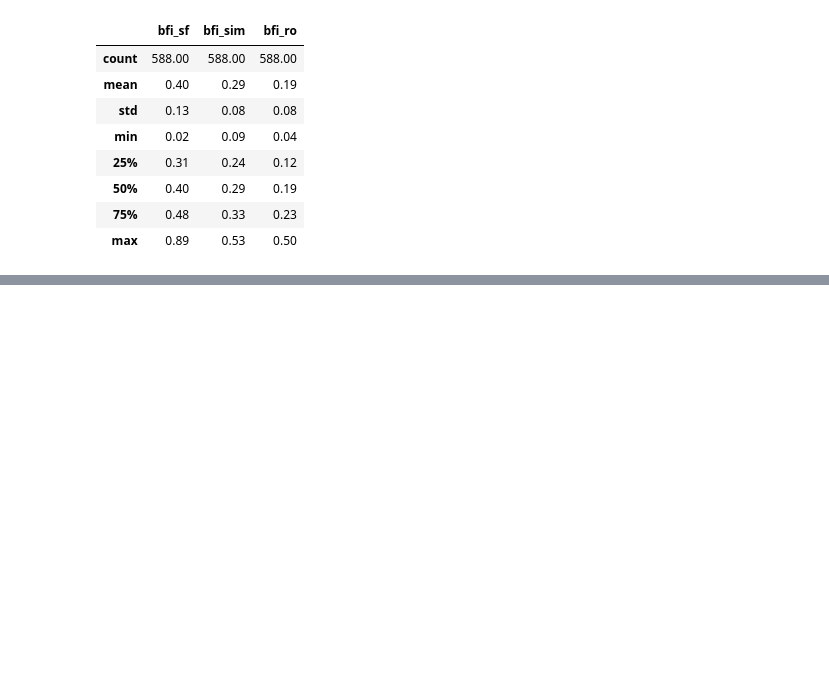
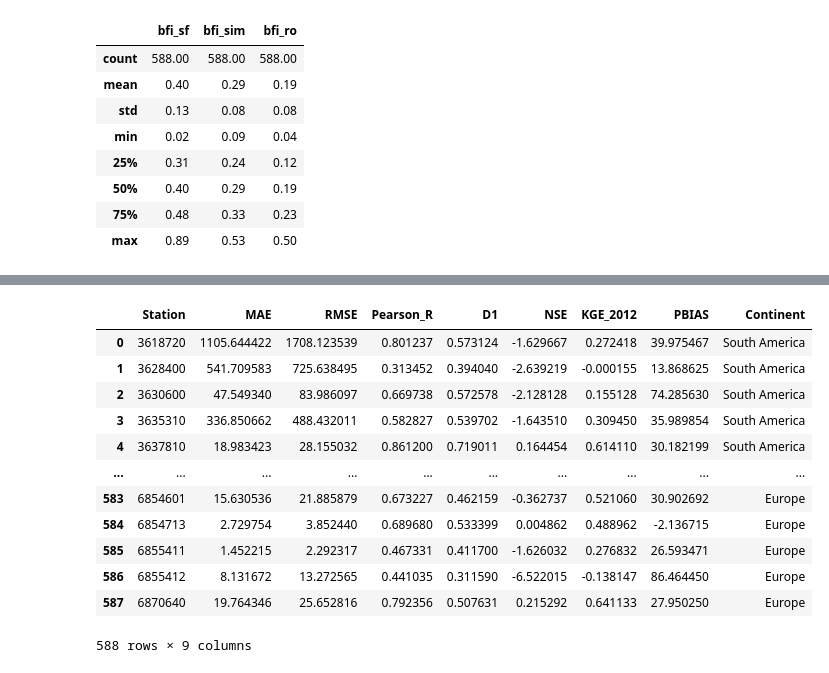
Before and after one commit to jevago262000/PhD_1-Water_Balance, a Jupyter notebook: 10.baseflow_index.ipynb, the cells around one changed output, grey strips where cells are left out. Saved outputs shown, nothing was run; the diff lists cells and outputs as text; code cells hidden in the pictures; blank space fills up the shorter version.

```diff
--- a/10.baseflow_index.ipynb
+++ b/10.baseflow_index.ipynb
@@ -419,0 +372,4 @@ Name: 3649160, Length: 116, dtype: float64
+# %%
+stats_df_final = pd.read_csv(css_folder + "//streamflow_monthly_stats_based-on_monthly_k.csv")
+stats_df_final = stats_df_final[stats_df_final['Station'].astype(str).isin(bfi_df['station_no'].astype(str))]
+stats_df_final
@@ -419,0 +402,29 @@ Name: 3649160, Length: 116, dtype: float64
+# %%
+# Merge stats_df_final with continent info from filtered_css
+# Result: stats_continent_df (station-level with Continent) and continent_stats_df (aggregated stats per continent)
+
+# ensure station id types match
+stats_continent_df = stats_df_final.copy()
+stats_continent_df['Station'] = stats_continent_df['Station'].astype(str)
+
+cont_df = filtered_css[['station_no', 'Continent']].drop_duplicates().copy()
+cont_df['station_no'] = cont_df['station_no'].astype(str)
+
+# left join to keep only stations present in stats_df_final (will have NaN continent if missing)
+stats_continent_df = stats_continent_df.merge(cont_df, left_on='Station', right_on='station_no', how='left').drop(columns=['station_no'])
+
+stats_continent_df
+# %% [output]
+|  | Station | MAE | RMSE | Pearson_R | D1 | NSE | KGE_2012 | PBIAS | Continent |
+| 0 | 3618720 | 1105.644422 | 1708.123539 | 0.801237 | 0.573124 | -1.629667 | 0.272418 | 39.975467 | South America |
+| 1 | 3628400 | 541.709583 | 725.638495 | 0.313452 | 0.394040 | -2.639219 | -0.000155 | 13.868625 | South America |
+| 2 | 3630600 | 47.549340 | 83.986097 | 0.669738 | 0.572578 | -2.128128 | 0.155128 | 74.285630 | South America |
+| 3 | 3635310 | 336.850662 | 488.432011 | 0.582827 | 0.539702 | -1.643510 | 0.309450 | 35.989854 | South America |
+| 4 | 3637810 | 18.983423 | 28.155032 | 0.861200 | 0.719011 | 0.164454 | 0.614110 | 30.182199 | South America |
+| ... | ... | ... | ... | ... | ... | ... | ... | ... | ... |
+| 583 | 6854601 | 15.630536 | 21.885879 | 0.673227 | 0.462159 | -0.362737 | 0.521060 | 30.902692 | Europe |
+| 584 | 6854713 | 2.729754 | 3.852440 | 0.689680 | 0.533399 | 0.004862 | 0.488962 | -2.136715 | Europe |
+| 585 | 6855411 | 1.452215 | 2.292317 | 0.467331 | 0.411700 | -1.626032 | 0.276832 | 26.593471 | Europe |
+| 586 | 6855412 | 8.131672 | 13.272565 | 0.441035 | 0.311590 | -6.522015 | -0.138147 | 86.464450 | Europe |
+| 587 | 6870640 | 19.764346 | 25.652816 | 0.792356 | 0.507631 | 0.215292 | 0.641133 | 27.950250 | Europe |
+588 rows × 9 columns
```
Also changed, not shown: parts of 8 cells of this notebook.
